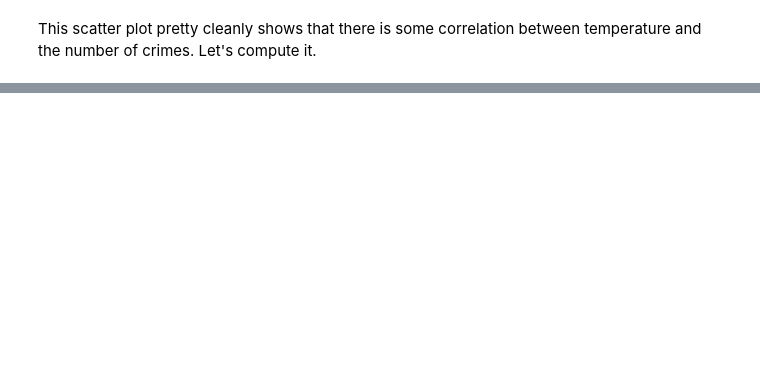
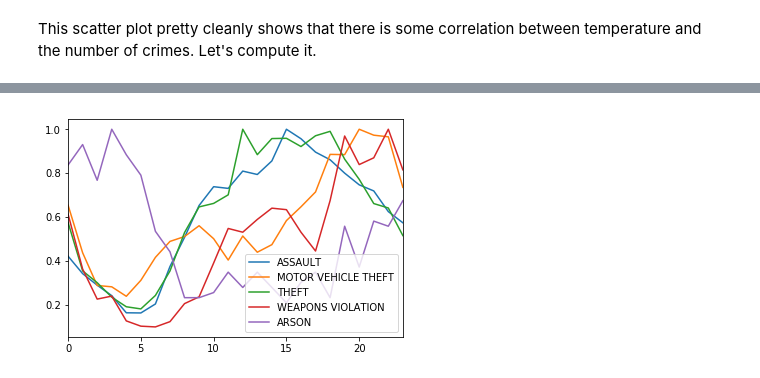
Before and after one commit to PacktPublishing/Jupyter-Notebook-for-Data-Science, a Jupyter notebook: chicago_crime_and_weather.ipynb, the cells around one changed output, grey strips where cells are left out. Saved outputs shown, nothing was run; the diff lists cells and outputs as text; code cells hidden in the pictures; blank space fills up the shorter version.

```diff
--- a/chicago_crime_and_weather.ipynb
+++ b/chicago_crime_and_weather.ipynb
@@ -207,0 +224,6 @@ hourly_crimes2016.plot()
+# %%
+crimes_mi = crimes2016.set_index(['Primary Type'], append=True)
+crimes_mi['ocurrences'] = np.ones(len(crimes_mi), dtype=int)
+crimes_grouped = crimes_mi.ocurrences.groupby(level=[0,1]).sum()
+crimes_by_type = crimes_grouped.unstack(level=1).fillna(0).resample('h').sum().fillna(0).astype(int)
+crimes_by_type.head()
@@ -207,0 +328,3 @@ hourly_crimes2016.plot()
+# %%
+crimes_by_hour = crimes_by_type.groupby(crimes_by_type.index.hour).sum()
+crimes_by_hour
@@ -207,0 +350,7 @@ hourly_crimes2016.plot()
+# %%
+columns = ['ASSAULT', 'MOTOR VEHICLE THEFT', 'THEFT', 'WEAPONS VIOLATION', 'ARSON']
+(crimes_by_hour.loc[:, columns]/crimes_by_hour.loc[:, columns].max()).plot()
+plt.legend()
+plt.show()
+# %% [output]
+[figure, added]
```
Also changed, not shown: parts of 23 cells of this notebook.
